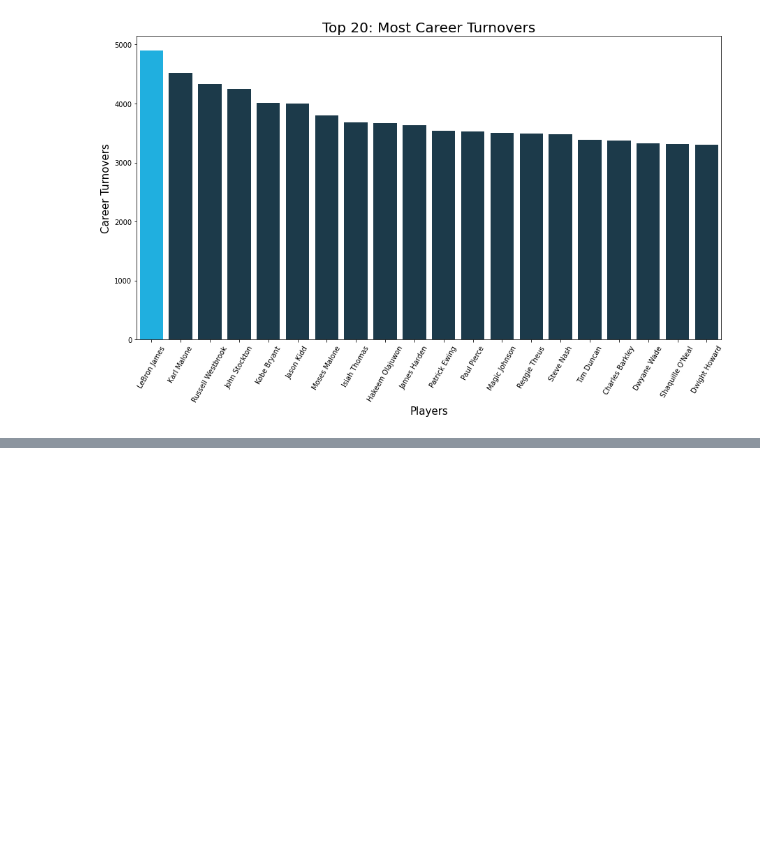
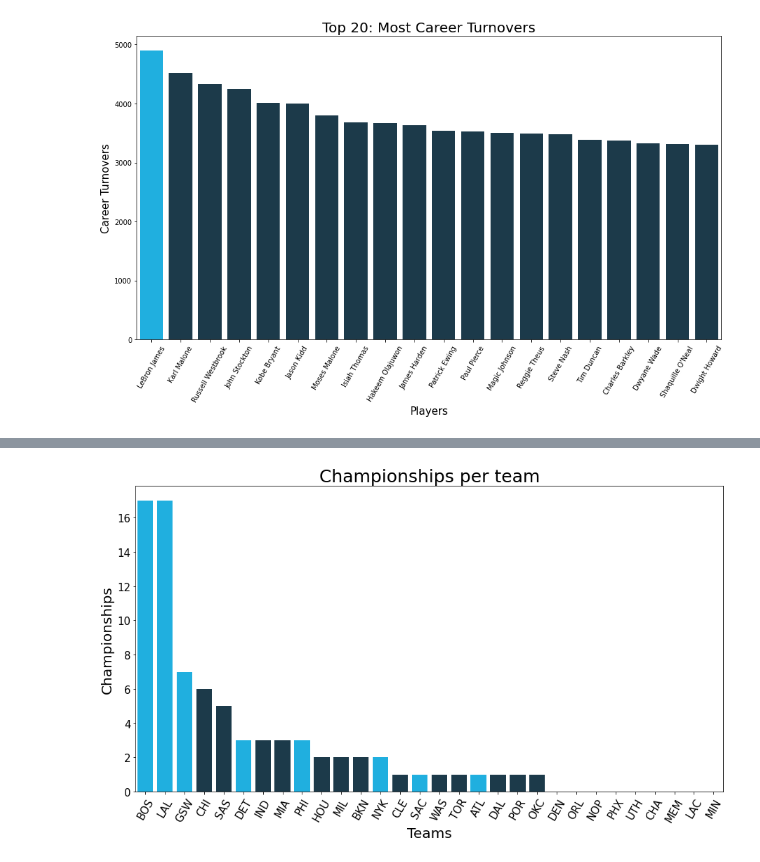
Before and after one commit to Saffian-Asghar/NBA_Network_Analysis, a Jupyter notebook: Notebooks/NBA_EDA.ipynb, the cells around one changed output, grey strips where cells are left out. Saved outputs shown, nothing was run; the diff lists cells and outputs as text; code cells hidden in the pictures; blank space fills up the shorter version.

```diff
--- a/Notebooks/NBA_EDA.ipynb
+++ b/Notebooks/NBA_EDA.ipynb
@@ -624,0 +724,25 @@ plt.show()
+# %%
+teams_df.sort_values(by='Champ', ascending=False, inplace=True)
+teams_df['color'] = '#143D52'
+# Set the color for specific players
+teams_df.loc[teams_df['TeamAbbreviation'] == 'SAC', 'color'] = '#00BFFF'
+teams_df.loc[teams_df['TeamAbbreviation'] == 'DET', 'color'] = '#00BFFF'
+teams_df.loc[teams_df['TeamAbbreviation'] == 'GSW', 'color'] = '#00BFFF'
+teams_df.loc[teams_df['TeamAbbreviation'] == 'PHI', 'color'] = '#00BFFF'
+teams_df.loc[teams_df['TeamAbbreviation'] == 'BOS', 'color'] = '#00BFFF'
+teams_df.loc[teams_df['TeamAbbreviation'] == 'NYK', 'color'] = '#00BFFF'
+teams_df.loc[teams_df['TeamAbbreviation'] == 'LAL', 'color'] = '#00BFFF'
+teams_df.loc[teams_df['TeamAbbreviation'] == 'ATL', 'color'] = '#00BFFF'
+
+# Plot the bar chart
+plt.figure(figsize=(15,8))
+
+sns.barplot(data = teams_df, x='TeamAbbreviation', y='Champ',palette=teams_df['color'])
+plt.xticks(rotation=60,fontsize=15)
+plt.yticks(fontsize=15)
+plt.xlabel('Teams', fontsize=20)
+plt.ylabel('Championships', fontsize=20)
+plt.title("Championships per team", fontsize=25)
+plt.show()
+# %% [output]
+[figure, added]
```
Also changed, not shown: parts of 12 cells of this notebook, 1 other file.
